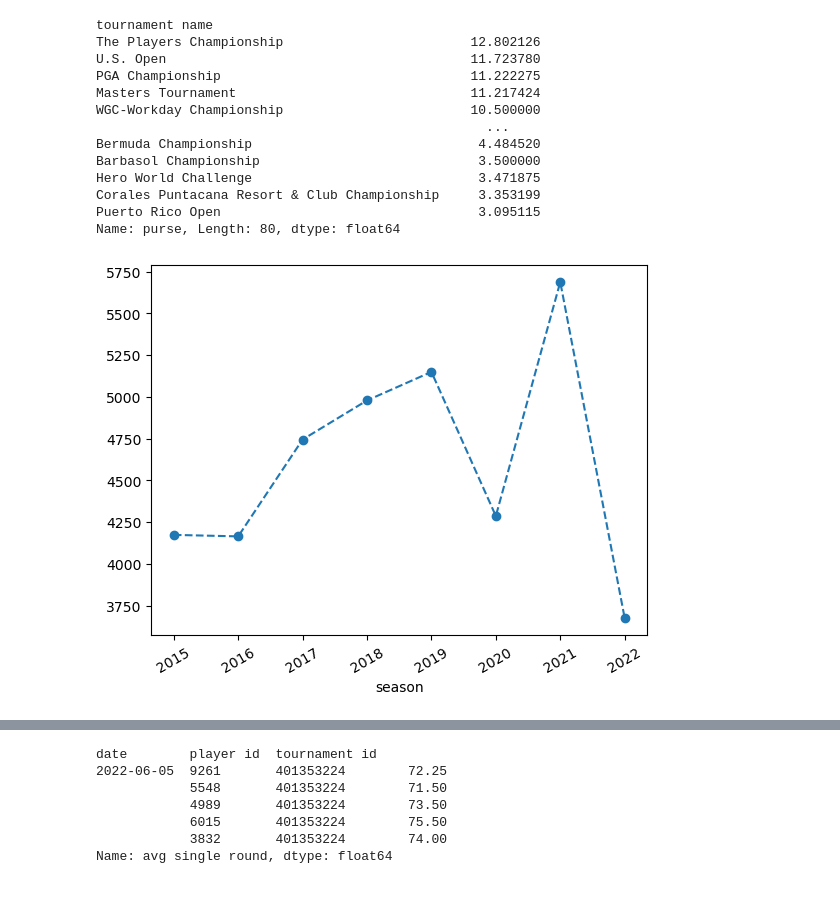
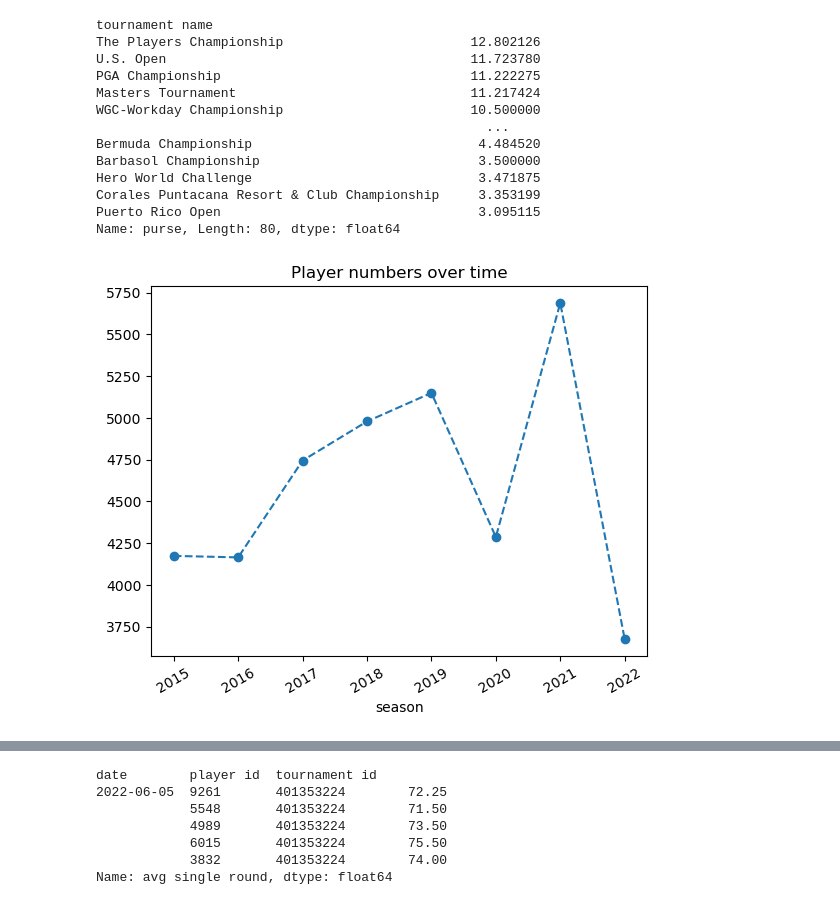
Before and after one commit to darkmillon/UCDPA_Mark_Dillon, a Jupyter notebook: UCAPA_MarkDillon.ipynb, the cells around one changed output, grey strips where cells are left out. Cells and saved outputs as stored; diff of their text form; code cells hidden in the pictures.

Commit message:
Add files via upload
Added commands to export graphs as images

```diff
--- a/UCAPA_MarkDillon.ipynb
+++ b/UCAPA_MarkDillon.ipynb
@@ -422,12 +425,14 @@ Name: purse, Length: 80, dtype: float64
 # %%
 #plot of player numbers over the last 7 years
 tourney_num = golf_core.groupby(['season']).count()['player']
 # plot the result
 tourney_num.plot(marker="o", ls="--")
 plt.xticks(rotation=30)
+plt.title('Player numbers over time')
+plt.savefig('player_num.png')
 plt.show()
 # %% [output]
-[figure, old version]
+[figure, new version]
 # %%
 # Actual scores on Y axis versus tournament par strokes on the Y axis
 golf_core.plot(x='hole_par', y='strokes', style='.', figsize=(8, 8), title='PGA Tour Par vs Strokes')
```
Also changed, not shown: parts of 9 cells of this notebook.
